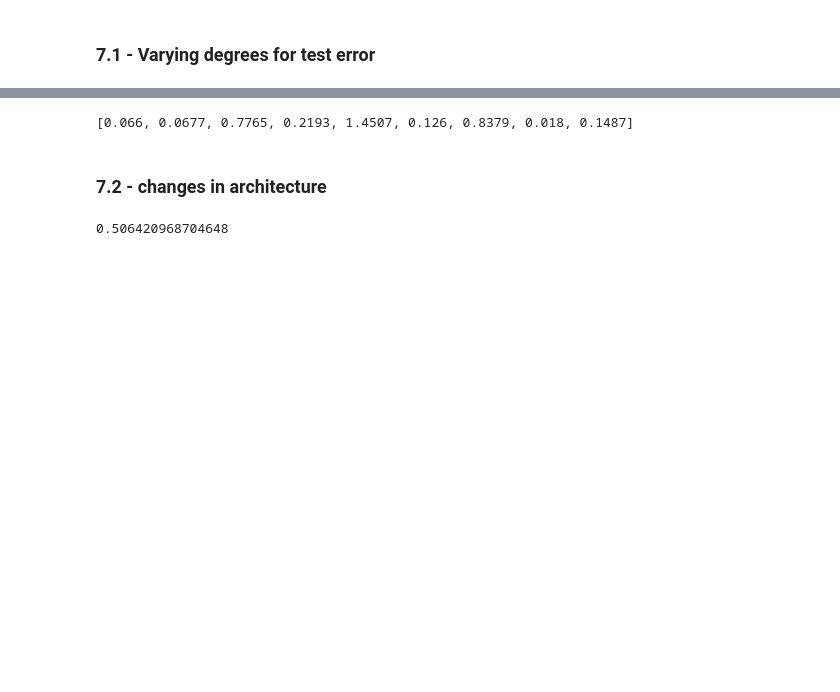
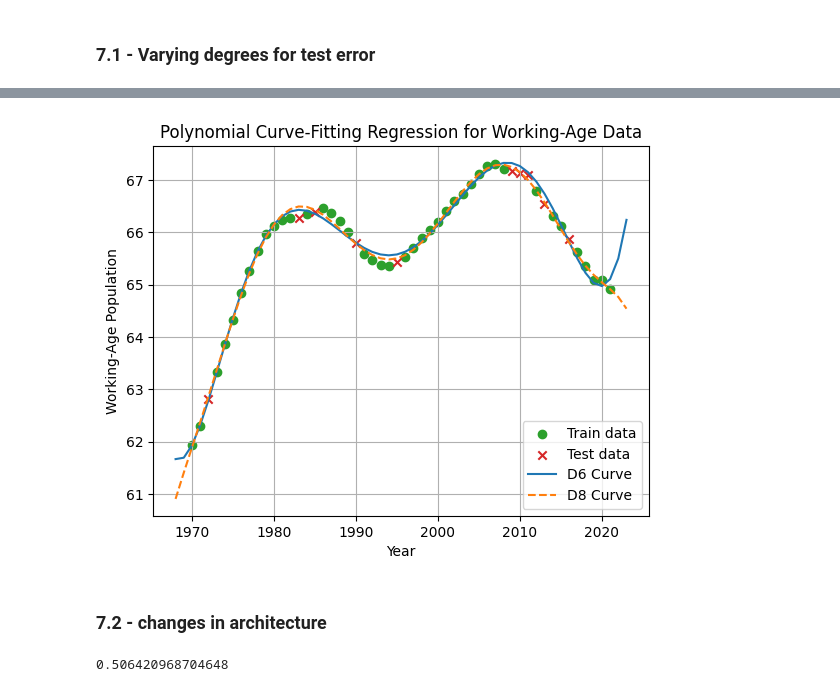
Before and after one commit to jstebner/481-P1, a Jupyter notebook: src/addendum.ipynb, the cells around one changed output, grey strips where cells are left out. Drawn from its saved outputs; the diff is of its cells as text; code cells hidden in the pictures; blank space fills up the shorter version.

```diff
--- a/src/addendum.ipynb
+++ b/src/addendum.ipynb
@@ -55,42 +97,42 @@ plt.show()
 # %%
 model6 = OutputScalingWrapper(
     Pipeline(
         StandardScaler(),
         PolynomialFeatures(degree=6),
         StandardScaler(),
         LinearRegressor()
     )
 )
 model8 = OutputScalingWrapper(
     Pipeline(
         StandardScaler(),
         PolynomialFeatures(degree=8),
         StandardScaler(),
         LinearRegressor()
     )
 )
 model6.fit(X_train, y_train)
 model8.fit(X_train, y_train)
-# plt.scatter(X_train, y_train, color='C2', label='Train data')
-# plt.scatter(X_test, y_test, color='C3', label='Test data', marker='x')
-# years = np.array(list(range(1968, 2024)))
-# years_inp = years.reshape(-1,1)
+plt.scatter(X_train, y_train, color='C2', label='Train data')
+plt.scatter(X_test, y_test, color='C3', label='Test data', marker='x')
+years = np.array(list(range(1968, 2024)))
+years_inp = years.reshape(-1,1)
 
-# plt.plot(years, model6.predict(years_inp), label='D6 Curve', color='C0')
-# plt.plot(years, model8.predict(years_inp), 'C1--', label='D8 Curve')
+plt.plot(years, model6.predict(years_inp), label='D6 Curve', color='C0')
+plt.plot(years, model8.predict(years_inp), 'C1--', label='D8 Curve')
 
-# plt.xlabel('Year')
-# plt.ylabel('Working-Age Population')
-# plt.title('Polynomial Curve-Fitting Regression for Working-Age Data')
-# plt.legend()
-# plt.grid()
-# plt.show()
+plt.xlabel('Year')
+plt.ylabel('Working-Age Population')
+plt.title('Polynomial Curve-Fitting Regression for Working-Age Data')
+plt.legend()
+plt.grid()
+plt.show()
 
-m6w = [val[0] for val in model6.w] + [0,0]
-m8w = [val[0] for val in model8.w]
-print([round(abs(val1 - val2), 4) for val1, val2 in zip(m6w, m8w)])
+# m6w = [val[0] for val in model6.w] + [0,0]
+# m8w = [val[0] for val in model8.w]
+# print([round(abs(val1 - val2), 4) for val1, val2 in zip(m6w, m8w)])
 # %% [output]
-[0.066, 0.0677, 0.7765, 0.2193, 1.4507, 0.126, 0.8379, 0.018, 0.1487]
+[figure, added]
 # %% [markdown]
 ### 7.2 - changes in architecture
 # %%
```
Also changed, not shown: parts of 6 cells of this notebook, 8 other files.
